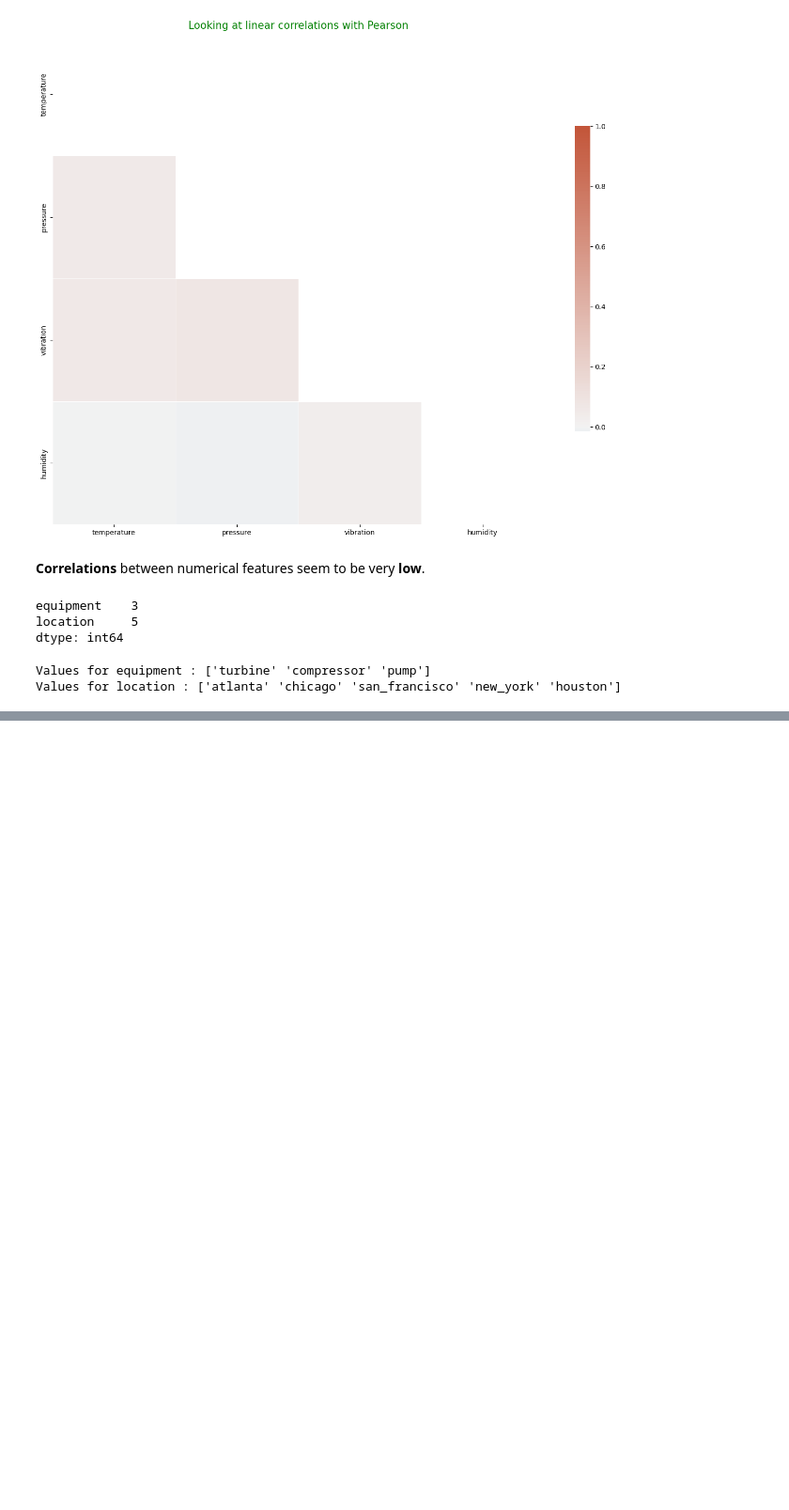
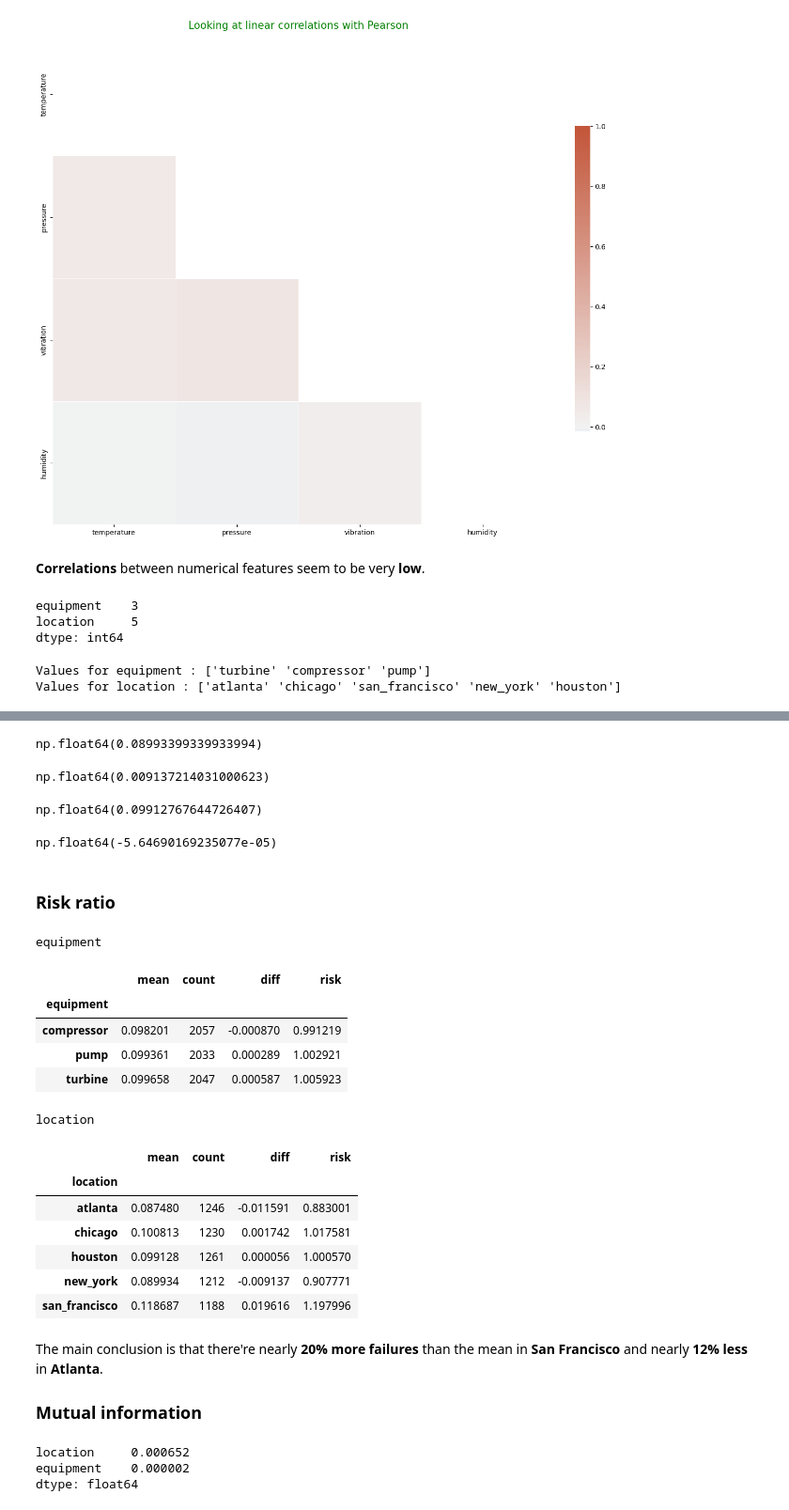
Before and after one commit to YannPhamVan/Industrial-Equipment-Failure-Prediction, a Jupyter notebook: notebook.ipynb, the cells around one changed output, grey strips where cells are left out. Shown: that part at 94% size. Saved outputs shown, nothing was run; the diff lists cells and outputs as text; code cells hidden in the pictures; blank space fills up the shorter version.

```diff
--- a/notebook.ipynb
+++ b/notebook.ipynb
@@ -196,0 +302,47 @@ Values for location : ['atlanta' 'chicago' 'san_francisco' 'new_york' 'houston']
+# %%
+fail_new_york = df_full_train[df_full_train.location == 'new_york'].faulty.mean()
+fail_new_york
+# %% [output]
+np.float64(0.08993399339933994)
+# %%
+global_fail - fail_new_york
+# %% [output]
+np.float64(0.009137214031000623)
+# %%
+fail_houston = df_full_train[df_full_train.location == 'houston'].faulty.mean()
+fail_houston
+# %% [output]
+np.float64(0.09912767644726407)
+# %%
+global_fail - fail_houston
+# %% [output]
+np.float64(-5.64690169235077e-05)
+# %% [markdown]
+### Risk ratio
+# %%
+for c in categorical:
+    print(c)
+    df_group = df_full_train.groupby(c).faulty.agg(['mean', 'count'])
+    df_group['diff'] = df_group['mean'] - global_fail
+    df_group['risk'] = df_group['mean'] / global_fail
+    display(df_group)
+    print()
+    print()
+# %% [output]
+equipment
+|  | mean | count | diff | risk |
+| equipment |  |  |  |  |
+| compressor | 0.098201 | 2057 | -0.000870 | 0.991219 |
+| pump | 0.099361 | 2033 | 0.000289 | 1.002921 |
+| turbine | 0.099658 | 2047 | 0.000587 | 1.005923 |
+location
+|  | mean | count | diff | risk |
+| location |  |  |  |  |
+| atlanta | 0.087480 | 1246 | -0.011591 | 0.883001 |
+| chicago | 0.100813 | 1230 | 0.001742 | 1.017581 |
+| houston | 0.099128 | 1261 | 0.000056 | 1.000570 |
+| new_york | 0.089934 | 1212 | -0.009137 | 0.907771 |
+| san_francisco | 0.118687 | 1188 | 0.019616 | 1.197996 |
+# %% [markdown]
+The main conclusion is that there're nearly **20% more failures** than the mean in **San Francisco** and nearly **12% less** in **Atlanta**.
+### Mutual information
@@ -196,0 +352,7 @@ Values for location : ['atlanta' 'chicago' 'san_francisco' 'new_york' 'houston']
+# %%
+mi = df_full_train[categorical].apply(mutual_info_faulty_score)
+mi.sort_values(ascending=False)
+# %% [output]
+location     0.000652
+equipment    0.000002
+dtype: float64
```
Also changed, not shown: parts of 25 cells of this notebook.
